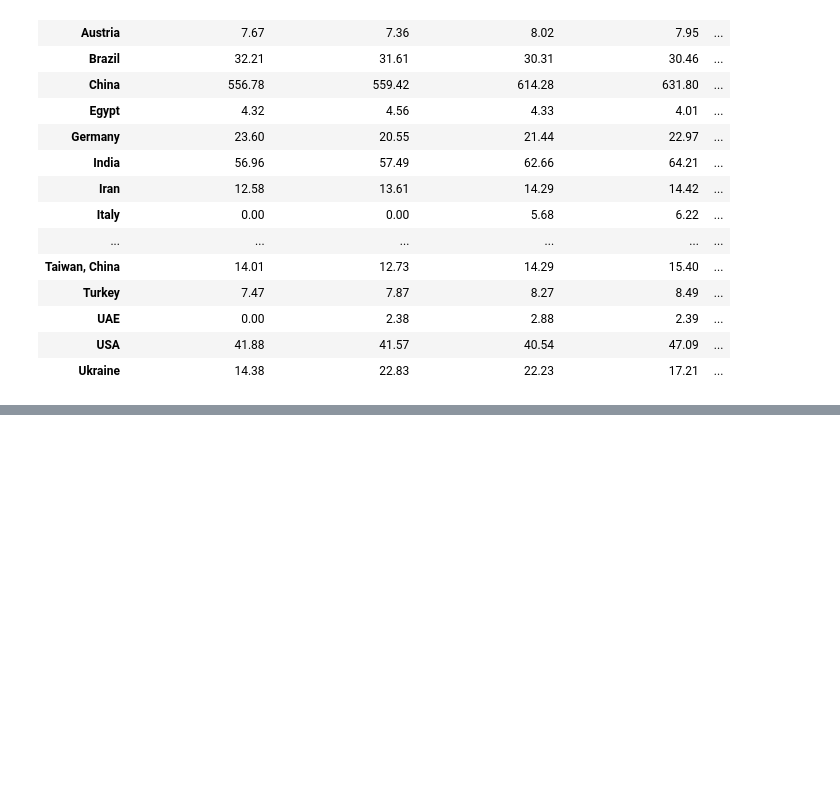
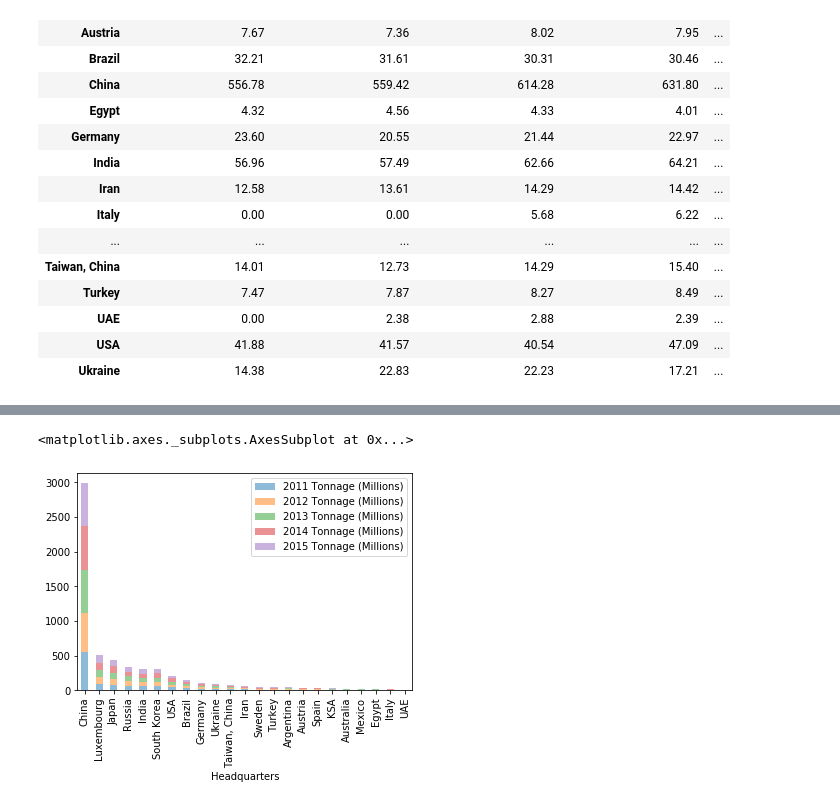
Before and after one commit to bfiroozfard/Top-Steel-Producer-Kaggle, a Jupyter notebook: Steel_production_2011-2016-behnam_analyses.ipynb, the cells around one changed output, grey strips where cells are left out. Cells and saved outputs as stored; diff of their text form; code cells hidden in the pictures; blank space fills up the shorter version.

```diff
--- a/Steel_production_2011-2016-behnam_analyses.ipynb
+++ b/Steel_production_2011-2016-behnam_analyses.ipynb
@@ -357,0 +364,6 @@ c.sort_values(['ave_production'],ascending=False)
+# %%
+d=c.iloc[:,0:5].copy()
+d.plot.bar(stacked=True, alpha=0.5)
+# %% [output]
+<matplotlib.axes._subplots.AxesSubplot at 0x...>
+[figure, added]
```
Also changed, not shown: parts of 21 cells of this notebook, 1 other file.
